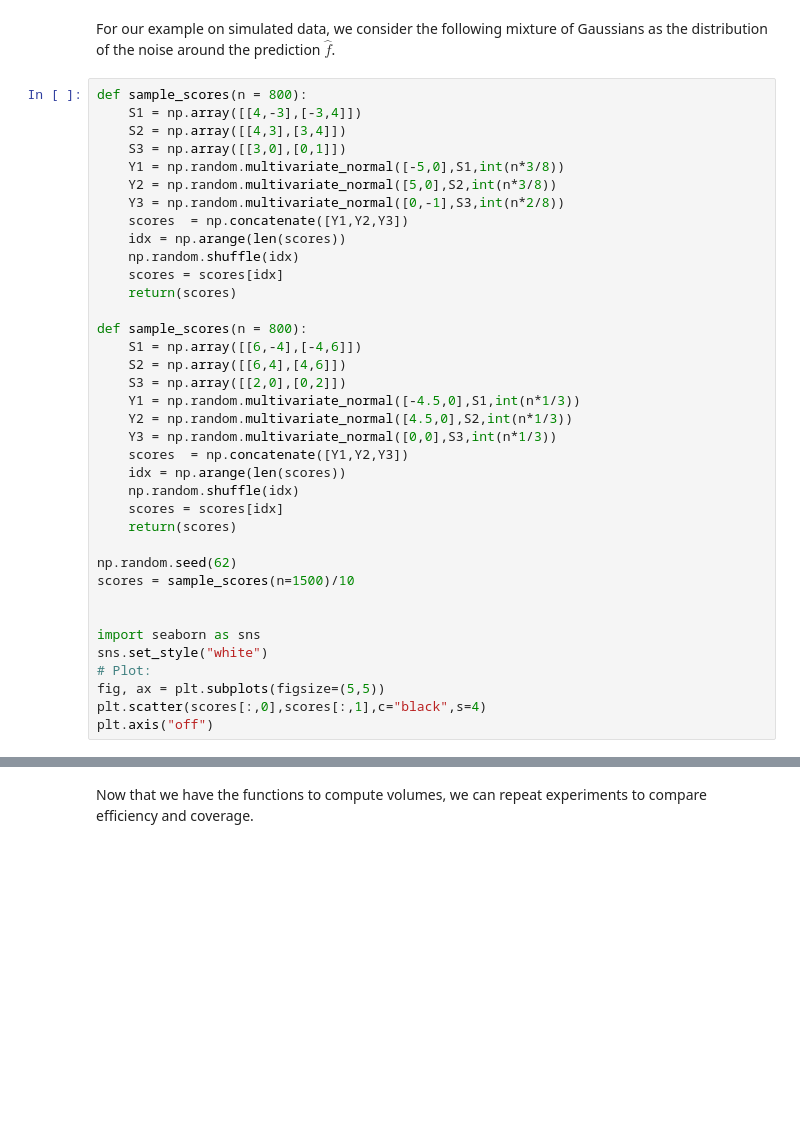
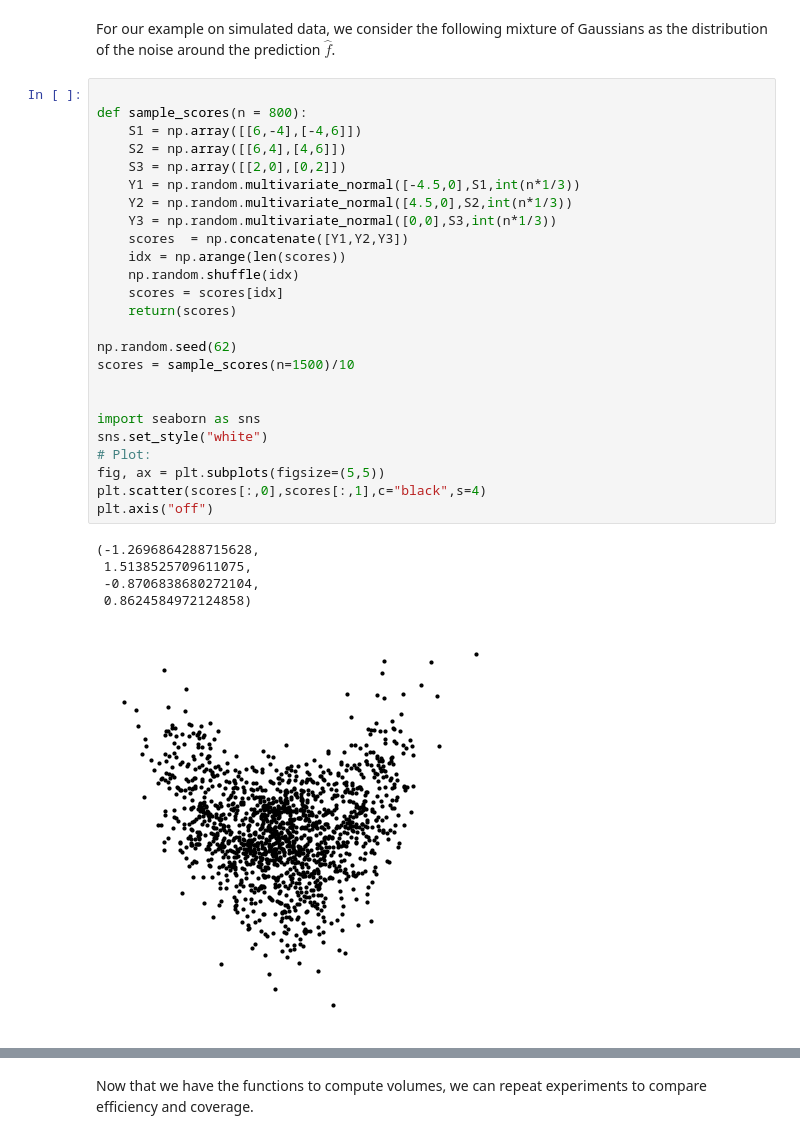
Before and after one commit to gauthierthurin/OTCP, a Jupyter notebook: Regression.ipynb, the cells around one changed output, grey strips where cells are left out. Drawn from its saved outputs; the diff is of its cells as text; blank space fills up the shorter version.

```diff
--- a/Regression.ipynb
+++ b/Regression.ipynb
@@ -115,42 +115,36 @@ def get_vol_ellipse(scores,alpha):
 # %% [markdown]
 For our example on simulated data, we consider the following mixture of Gaussians as the distribution of the noise around the prediction $\hat{f}$.
 # %%
-def sample_scores(n = 800):
-    S1 = np.array([[4,-3],[-3,4]])
-    S2 = np.array([[4,3],[3,4]])
-    S3 = np.array([[3,0],[0,1]])
-    Y1 = np.random.multivariate_normal([-5,0],S1,int(n*3/8))
-    Y2 = np.random.multivariate_normal([5,0],S2,int(n*3/8))
-    Y3 = np.random.multivariate_normal([0,-1],S3,int(n*2/8))
-    scores  = np.concatenate([Y1,Y2,Y3])
-    idx = np.arange(len(scores))
-    np.random.shuffle(idx)
-    scores = scores[idx]
-    return(scores)
 
 def sample_scores(n = 800):
     S1 = np.array([[6,-4],[-4,6]])
     S2 = np.array([[6,4],[4,6]])
     S3 = np.array([[2,0],[0,2]])
     Y1 = np.random.multivariate_normal([-4.5,0],S1,int(n*1/3))
     Y2 = np.random.multivariate_normal([4.5,0],S2,int(n*1/3))
     Y3 = np.random.multivariate_normal([0,0],S3,int(n*1/3))
     scores  = np.concatenate([Y1,Y2,Y3])
     idx = np.arange(len(scores))
     np.random.shuffle(idx)
     scores = scores[idx]
     return(scores)
 
 np.random.seed(62)
 scores = sample_scores(n=1500)/10
 
 
 import seaborn as sns
 sns.set_style("white")
 # Plot:
 fig, ax = plt.subplots(figsize=(5,5))
 plt.scatter(scores[:,0],scores[:,1],c="black",s=4)
 plt.axis("off")
+# %% [output]
+(-1.2696864288715628,
+ 1.5138525709611075,
+ -0.8706838680272104,
+ 0.8624584972124858)
+[figure, added]
 # %%
 alpha = 0.9
 
```
Also changed, not shown: parts of 20 cells of this notebook, 31 other files.
